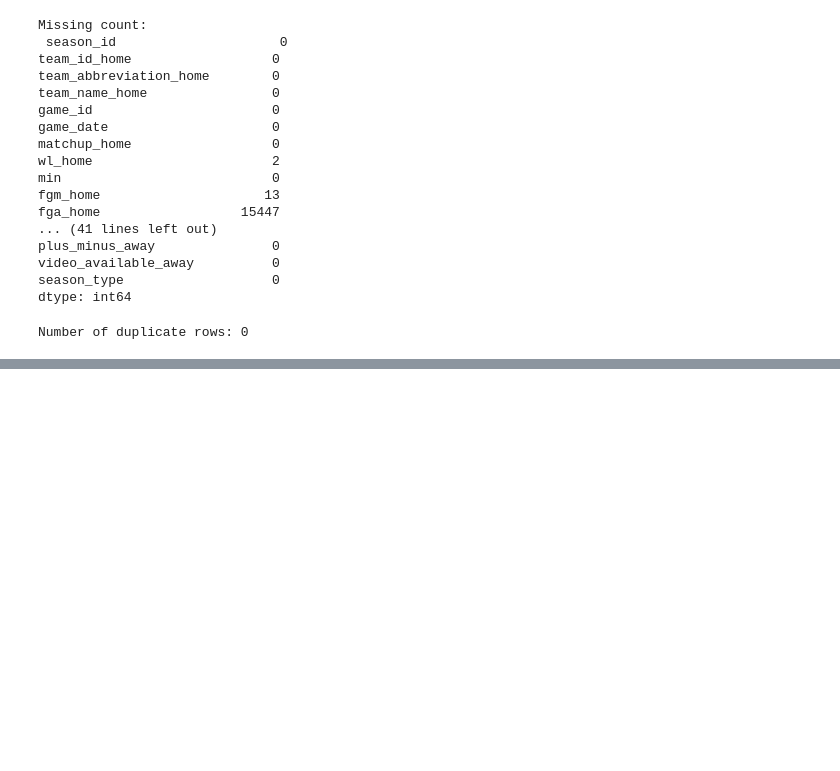
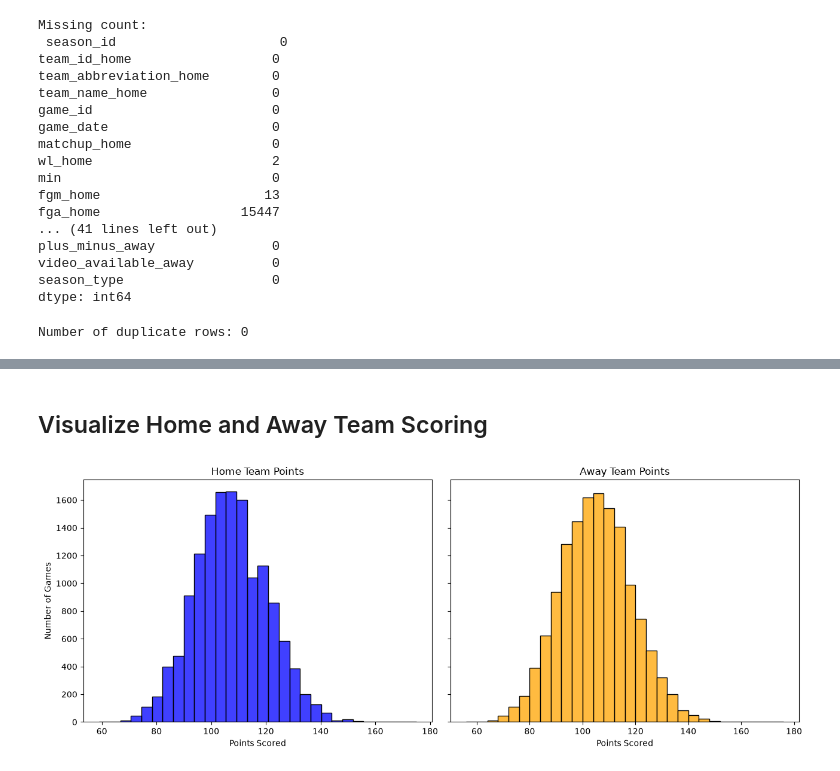
Before and after one commit to Gnot727/NBA-Prediction, a Jupyter notebook: notebooks/01_data_exploration.ipynb, the cells around one changed output, grey strips where cells are left out. Cells and saved outputs as stored; diff of their text form; code cells hidden in the pictures; blank space fills up the shorter version.

```diff
--- a/notebooks/01_data_exploration.ipynb
+++ b/notebooks/01_data_exploration.ipynb
@@ -112,0 +235,31 @@ Number of duplicate rows: 0
+# %% [markdown]
+## Visualize Home and Away Team Scoring
+# %%
+fig, axes = plt.subplots(1, 2, figsize=(13, 5), sharey=True)
+
+sb.histplot(
+    modern_df["pts_home"],
+    bins=30,
+    ax=axes[0],
+    color="blue"
+)
+
+axes[0].set_title("Home Team Points")
+axes[0].set_xlabel("Points Scored")
+axes[0].set_ylabel("Number of Games")
+
+sb.histplot(
+    modern_df["pts_away"],
+    bins=30,
+    ax=axes[1],
+    color="orange"
+)
+
+axes[1].set_title("Away Team Points")
+axes[1].set_xlabel("Points Scored")
+axes[1].set_ylabel("Number of Games")
+
+plt.tight_layout()
+plt.show()
+# %% [output]
+[figure, added]
```
Also changed, not shown: parts of 31 cells of this notebook.
